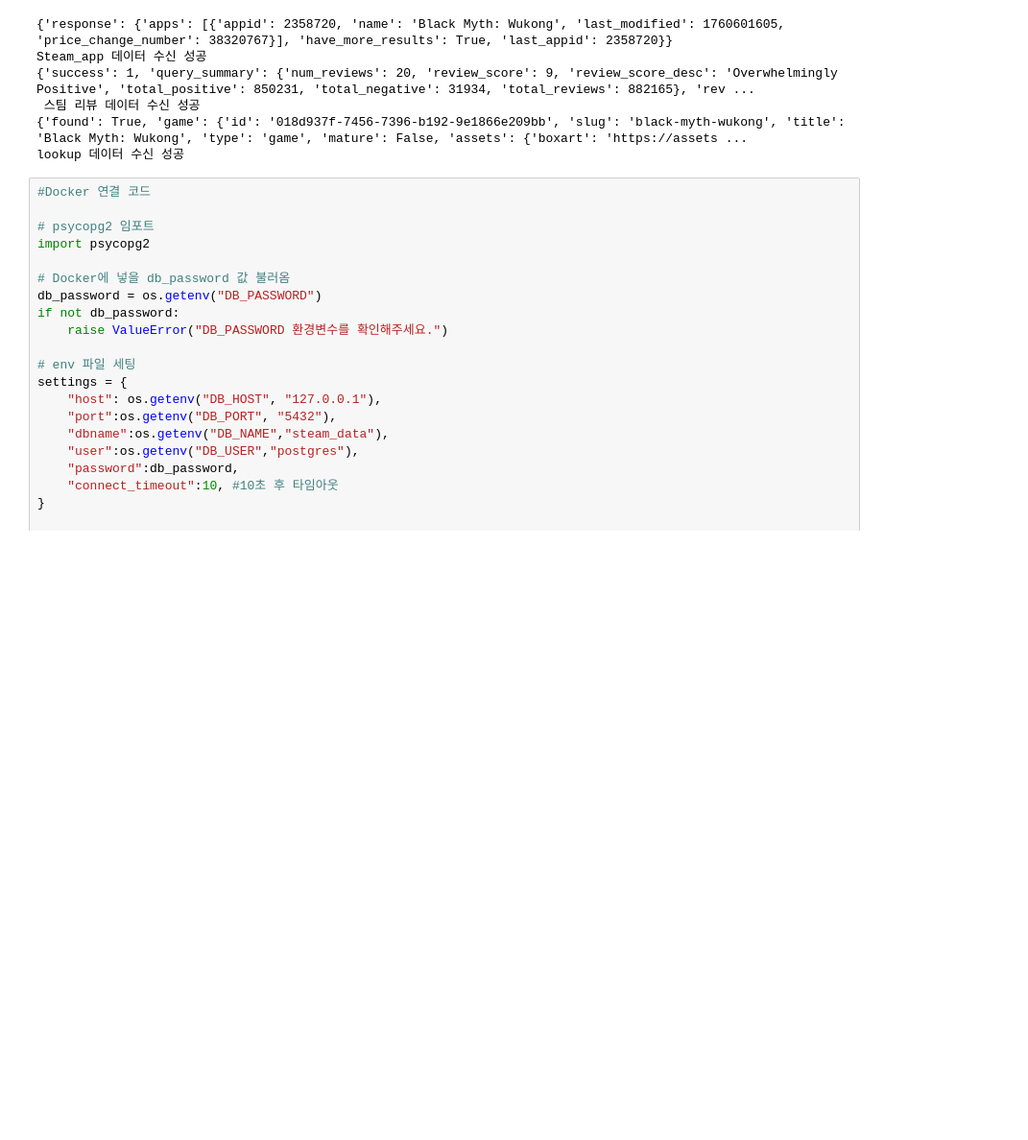
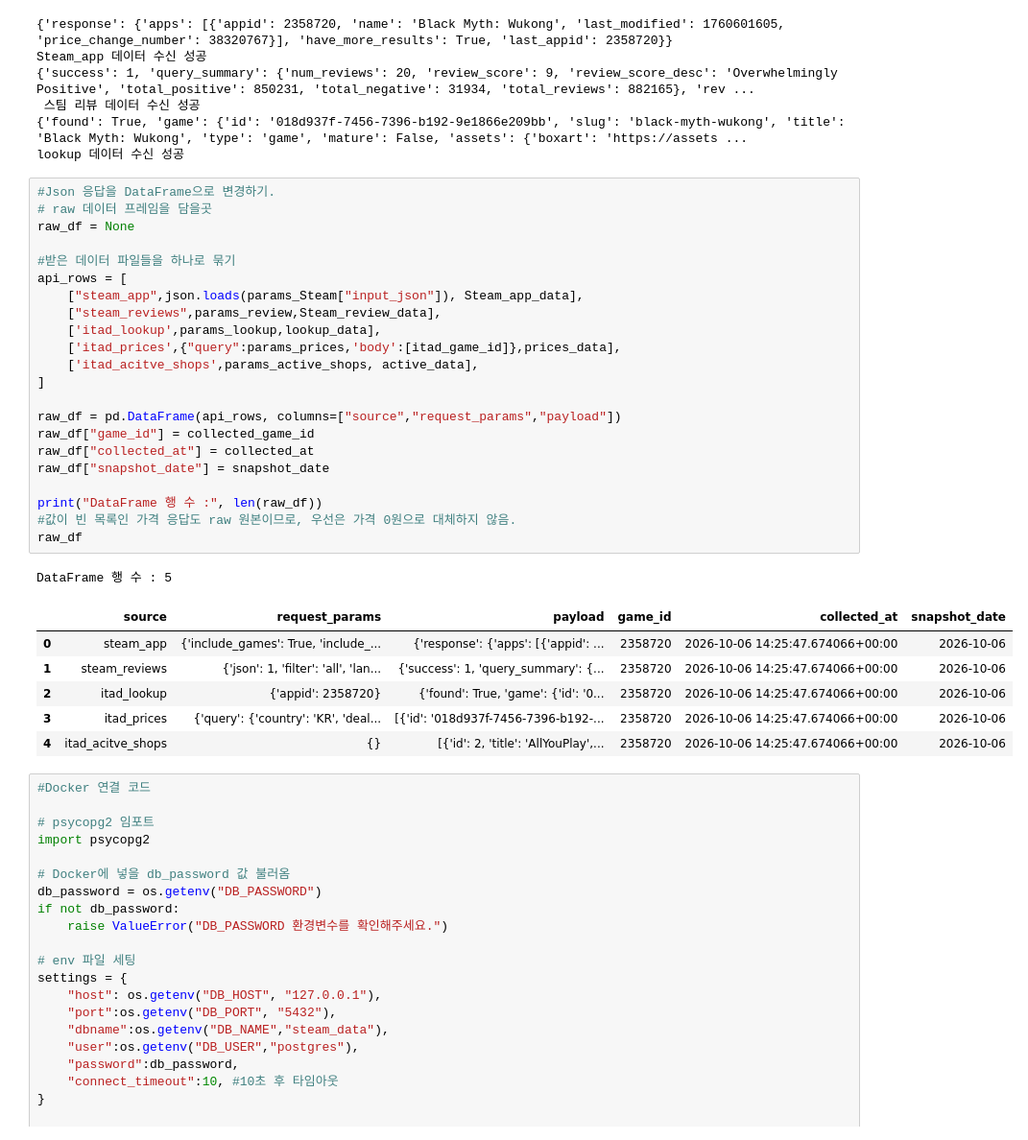
Before and after one commit to krjbj200mile-spec/Data_pipeline_Portfolio_1, a Jupyter notebook: Steam_Store_Pipeline_Extract.ipynb, the cells around one changed output. Shown at 96% size. Cells and saved outputs as stored; diff of their text form; blank space fills up the shorter version.

Commit message:
feat: API 원천 응답과 관측 정보를 raw DataFrame으로 구성
- API별 source, request_params, payload를 공통 구조로 정리

- 게임 ID와 UTC 수집 완료 시각, KST 기준 날짜 추가

- 원천 응답을 보관하는 raw_df 생성

- 빈 가격 응답을 0원으로 대체하지 않고 유지

```diff
--- a/Steam_Store_Pipeline_Extract.ipynb
+++ b/Steam_Store_Pipeline_Extract.ipynb
@@ -229,6 +230,36 @@ Steam_app 데이터 수신 성공
  스팀 리뷰 데이터 수신 성공
 {'found': True, 'game': {'id': '018d937f-7456-7396-b192-9e1866e209bb', 'slug': 'black-myth-wukong', 'title': 'Black Myth: Wukong', 'type': 'game', 'mature': False, 'assets': {'boxart': 'https://assets ...
 lookup 데이터 수신 성공
+# %%
+#Json 응답을 DataFrame으로 변경하기.
+# raw 데이터 프레임을 담을곳
+raw_df = None
+
+#받은 데이터 파일들을 하나로 묶기
+api_rows = [
+    ["steam_app",json.loads(params_Steam["input_json"]), Steam_app_data],
+    ["steam_reviews",params_review,Steam_review_data],
+    ['itad_lookup',params_lookup,lookup_data],
+    ['itad_prices',{"query":params_prices,'body':[itad_game_id]},prices_data],
+    ['itad_acitve_shops',params_active_shops, active_data],
+]
+
+raw_df = pd.DataFrame(api_rows, columns=["source","request_params","payload"])
+raw_df["game_id"] = collected_game_id
+raw_df["collected_at"] = collected_at
+raw_df["snapshot_date"] = snapshot_date
+
+print("DataFrame 행 수 :", len(raw_df))
+#값이 빈 목록인 가격 응답도 raw 원본이므로, 우선은 가격 0원으로 대체하지 않음.
+raw_df
+# %% [output]
+DataFrame 행 수 : 5
+|  | source | request_params | payload | game_id | collected_at | snapshot_date |
+| 0 | steam_app | {'include_games': True, 'include_... | {'response': {'apps': [{'appid': ... | 2358720 | 2026-10-06 14:25:47.674066+00:00 | 2026-10-06 |
+| 1 | steam_reviews | {'json': 1, 'filter': 'all', 'lan... | {'success': 1, 'query_summary': {... | 2358720 | 2026-10-06 14:25:47.674066+00:00 | 2026-10-06 |
+| 2 | itad_lookup | {'appid': 2358720} | {'found': True, 'game': {'id': '0... | 2358720 | 2026-10-06 14:25:47.674066+00:00 | 2026-10-06 |
+| 3 | itad_prices | {'query': {'country': 'KR', 'deal... | [{'id': '018d937f-7456-7396-b192-... | 2358720 | 2026-10-06 14:25:47.674066+00:00 | 2026-10-06 |
+| 4 | itad_acitve_shops | {} | [{'id': 2, 'title': 'AllYouPlay',... | 2358720 | 2026-10-06 14:25:47.674066+00:00 | 2026-10-06 |
 # %%
 #Docker 연결 코드
 
```
Also changed, not shown: parts of 1 cell of this notebook.
